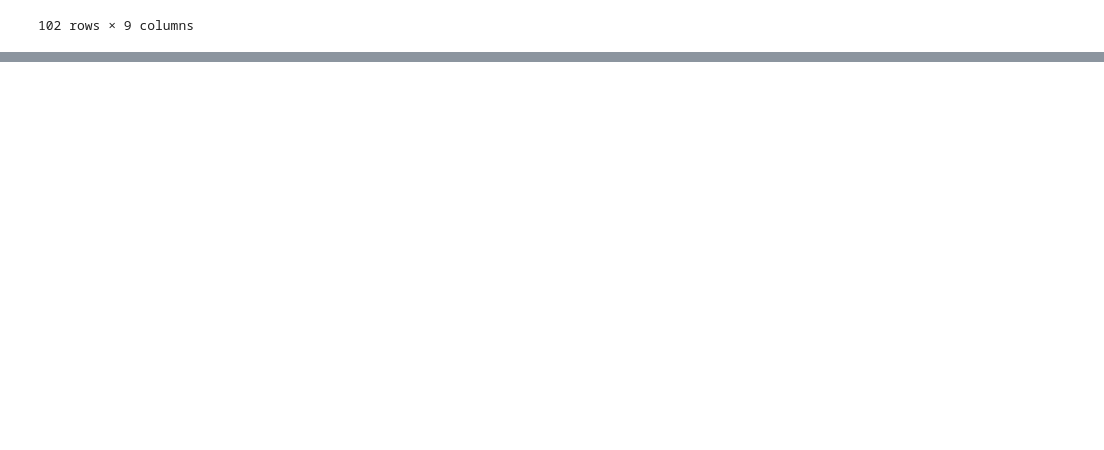
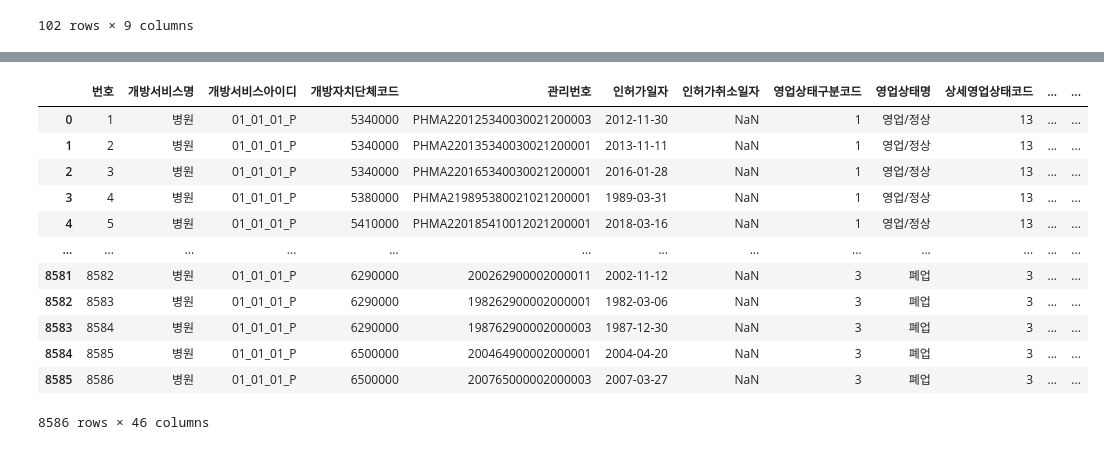
Before and after one commit to SungDaeH/after_school, a Jupyter notebook: 미래유망_0422.ipynb, the cells around one changed output, grey strips where cells are left out. Drawn from its saved outputs; the diff is of its cells as text; code cells hidden in the pictures; blank space fills up the shorter version.

```diff
--- a/미래유망_0422.ipynb
+++ b/미래유망_0422.ipynb
@@ -401,3 +396,20 @@ for n in seoul_df_raw.index:
 map
 # %% [output]
 [interactive output not drawn]
+# %%
+hp = pd.read_csv("fulldata_01_01_01_P_병원.csv", encoding='cp949')
+hp
+# %% [output]
+|  | 번호 | 개방서비스명 | 개방서비스아이디 | 개방자치단체코드 | 관리번호 | 인허가일자 | 인허가취소일자 | 영업상태구분코드 | 영업상태명 | 상세영업상태코드 | ... | ... |
+| 0 | 1 | 병원 | 01_01_01_P | 5340000 | PHMA220125340030021200003 | 2012-11-30 | NaN | 1 | 영업/정상 | 13 | ... | ... |
+| 1 | 2 | 병원 | 01_01_01_P | 5340000 | PHMA220135340030021200001 | 2013-11-11 | NaN | 1 | 영업/정상 | 13 | ... | ... |
+| 2 | 3 | 병원 | 01_01_01_P | 5340000 | PHMA220165340030021200001 | 2016-01-28 | NaN | 1 | 영업/정상 | 13 | ... | ... |
+| 3 | 4 | 병원 | 01_01_01_P | 5380000 | PHMA219895380021021200001 | 1989-03-31 | NaN | 1 | 영업/정상 | 13 | ... | ... |
+| 4 | 5 | 병원 | 01_01_01_P | 5410000 | PHMA220185410012021200001 | 2018-03-16 | NaN | 1 | 영업/정상 | 13 | ... | ... |
+| ... | ... | ... | ... | ... | ... | ... | ... | ... | ... | ... | ... | ... |
+| 8581 | 8582 | 병원 | 01_01_01_P | 6290000 | 200262900002000011 | 2002-11-12 | NaN | 3 | 폐업 | 3 | ... | ... |
+| 8582 | 8583 | 병원 | 01_01_01_P | 6290000 | 198262900002000001 | 1982-03-06 | NaN | 3 | 폐업 | 3 | ... | ... |
+| 8583 | 8584 | 병원 | 01_01_01_P | 6290000 | 198762900002000003 | 1987-12-30 | NaN | 3 | 폐업 | 3 | ... | ... |
+| 8584 | 8585 | 병원 | 01_01_01_P | 6500000 | 200464900002000001 | 2004-04-20 | NaN | 3 | 폐업 | 3 | ... | ... |
+| 8585 | 8586 | 병원 | 01_01_01_P | 6500000 | 200765000002000003 | 2007-03-27 | NaN | 3 | 폐업 | 3 | ... | ... |
+8586 rows × 46 columns
```
Also changed, not shown: parts of 4 cells of this notebook, 2 other files.
